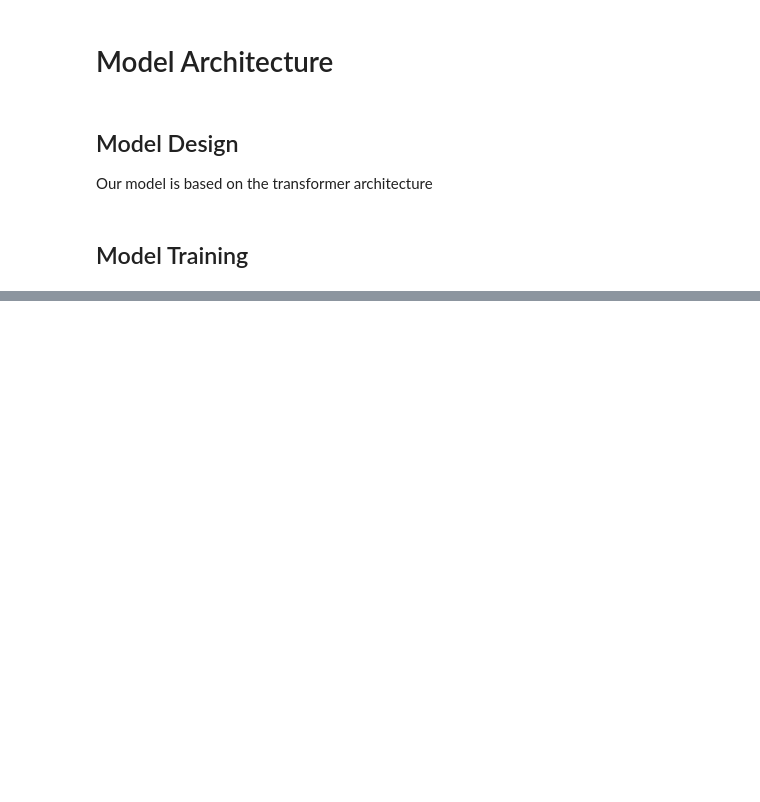
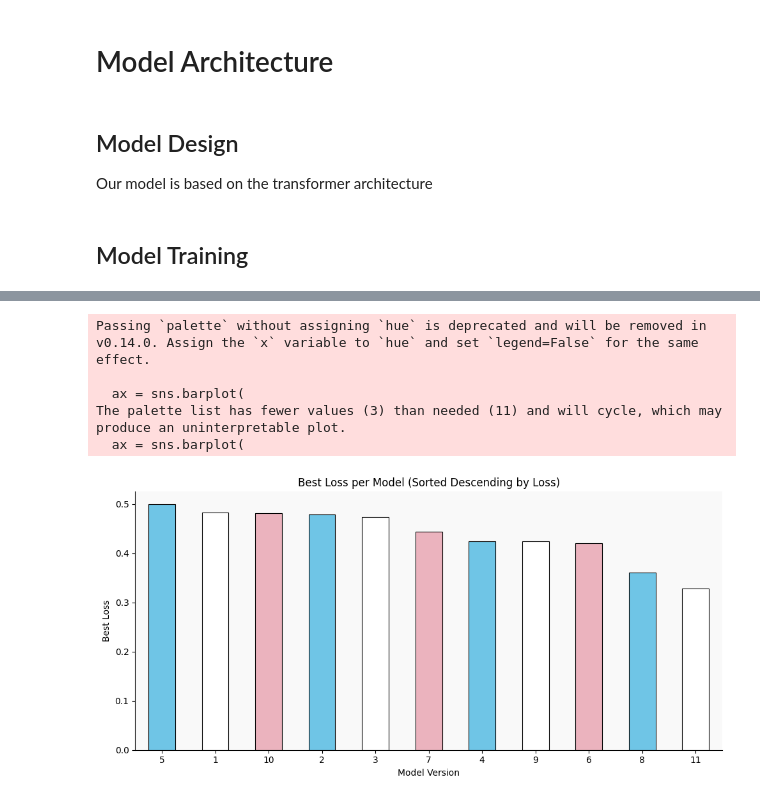
Before and after one commit to teaton20/lgbtq.ai, a Jupyter notebook: airflow-docker/report.ipynb, the cells around one changed output, grey strips where cells are left out. Saved outputs shown, nothing was run; the diff lists cells and outputs as text; code cells hidden in the pictures; blank space fills up the shorter version.

```diff
--- a/airflow-docker/report.ipynb
+++ b/airflow-docker/report.ipynb
@@ -324,0 +324,39 @@ IndexError: list index out of range
+# %%
+# Group and sort by best loss in descending order
+best_loss_per_model = (
+    df_loss.groupby("model_id")["loss"]
+    .min()
+    .reset_index()
+    .sort_values(by="loss", ascending=False)
+)
+
+# Extract the order of model_ids for plotting
+model_order = best_loss_per_model["model_id"]
+
+plt.figure(figsize=(10, 5))
+ax = sns.barplot(
+    data=best_loss_per_model,
+    x="model_id",
+    y="loss",
+    palette=trans_palette,
+    order=model_order,
+    width=0.5,
+    edgecolor="black",
+    linewidth=0.8
+)
+ax.set_facecolor("#f9f9f9")  # 🧼 Off-white background for bar area only
+
+plt.title("Best Loss per Model (Sorted Descending by Loss)")
+plt.xlabel("Model Version")
+plt.ylabel("Best Loss")
+plt.xticks(rotation=0)
+sns.despine()
+plt.tight_layout()
+plt.show()
+# %% [output]
+Passing `palette` without assigning `hue` is deprecated and will be removed in v0.14.0. Assign the `x` variable to `hue` and set `legend=False` for the same effect.
+
+  ax = sns.barplot(
+The palette list has fewer values (3) than needed (11) and will cycle, which may produce an uninterpretable plot.
+  ax = sns.barplot(
+[figure, added]
```
Also changed, not shown: parts of 24 cells of this notebook, 23 other files.
